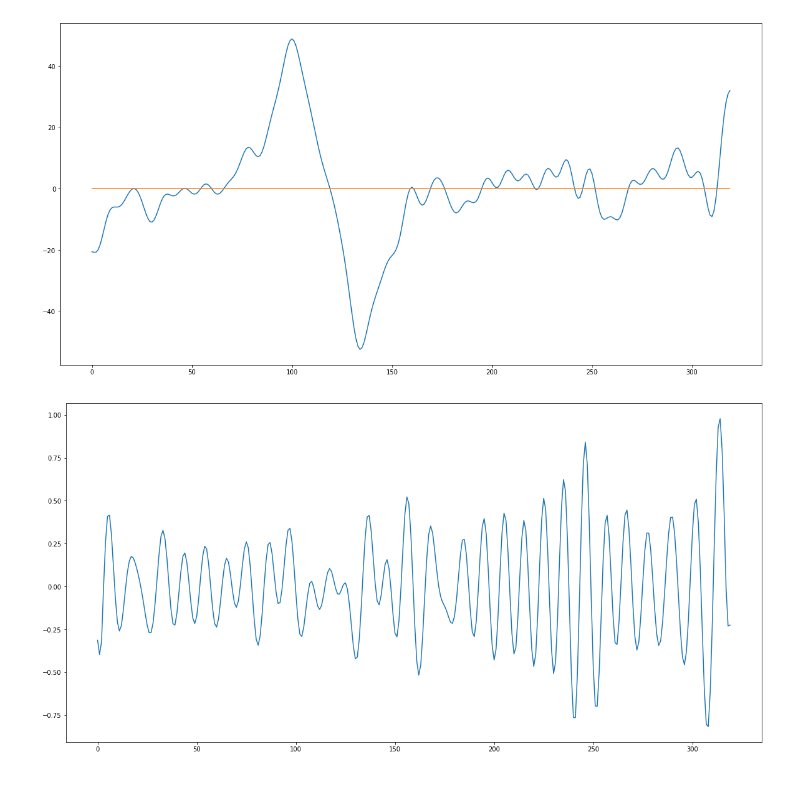
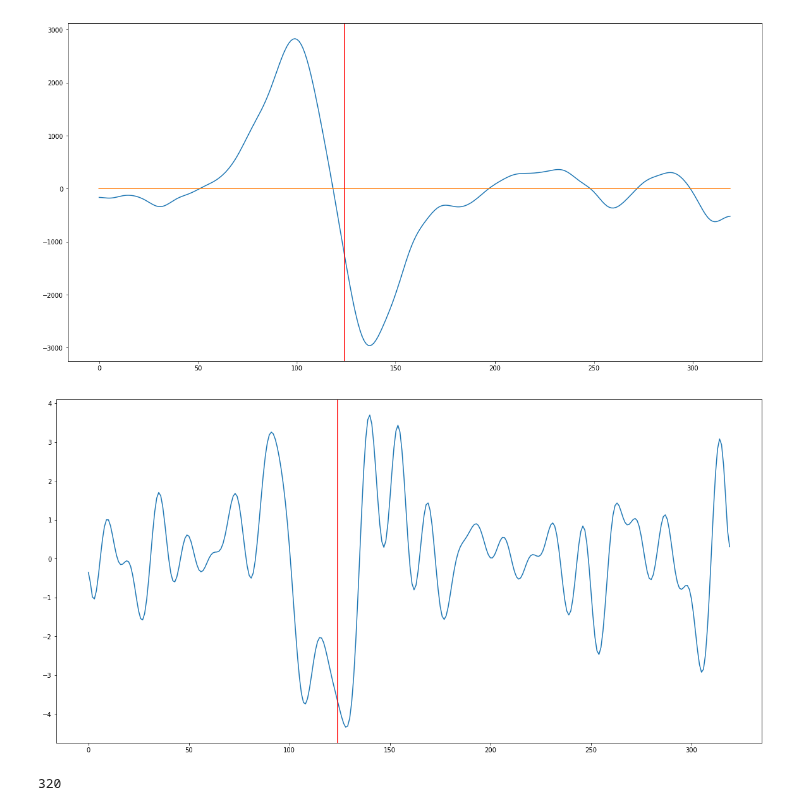
Before and after one commit to jacek257/Project-Chocolate, a Jupyter notebook: Temporal Derivative.ipynb, the cells around one changed output. Saved outputs shown, nothing was run; the diff lists cells and outputs as text; code cells hidden in the pictures.

```diff
--- a/Temporal Derivative.ipynb
+++ b/Temporal Derivative.ipynb
@@ -27,0 +24,6 @@ showMe(d_series)
+# %%
+d_series = np.gradient(sg.symiirorder1(series,1,.9))
+showMe(d_series)
+plt.axvline(x=124, color = "red")
+plt.show()
+print(len(series), len(d_series))
@@ -28,12 +33,19 @@ showMe(d_series)
 # %%
 smooth_d_series = sg.symiirorder1(d_series, 1,.9)
+
 showMe(smooth_d_series, np.linspace(0,0,num=320))
+plt.axvline(x=124, color = "red")
+plt.show()
 #max is our guess at the exponent's power (the exponent being e)
 # %% [output]
-[figure, old version]
+[figure, new version]
 # %%
 d2_series = np.gradient(d_series)
 showMe(d2_series)
+plt.axvline(x=124, color = "red")
+plt.show()
+print(len(d2_series))
 # %% [output]
-[figure, old version]
+[figure, new version]
+320
 # %%
```
Also changed, not shown: parts of 9 cells of this notebook, 4 other files.
